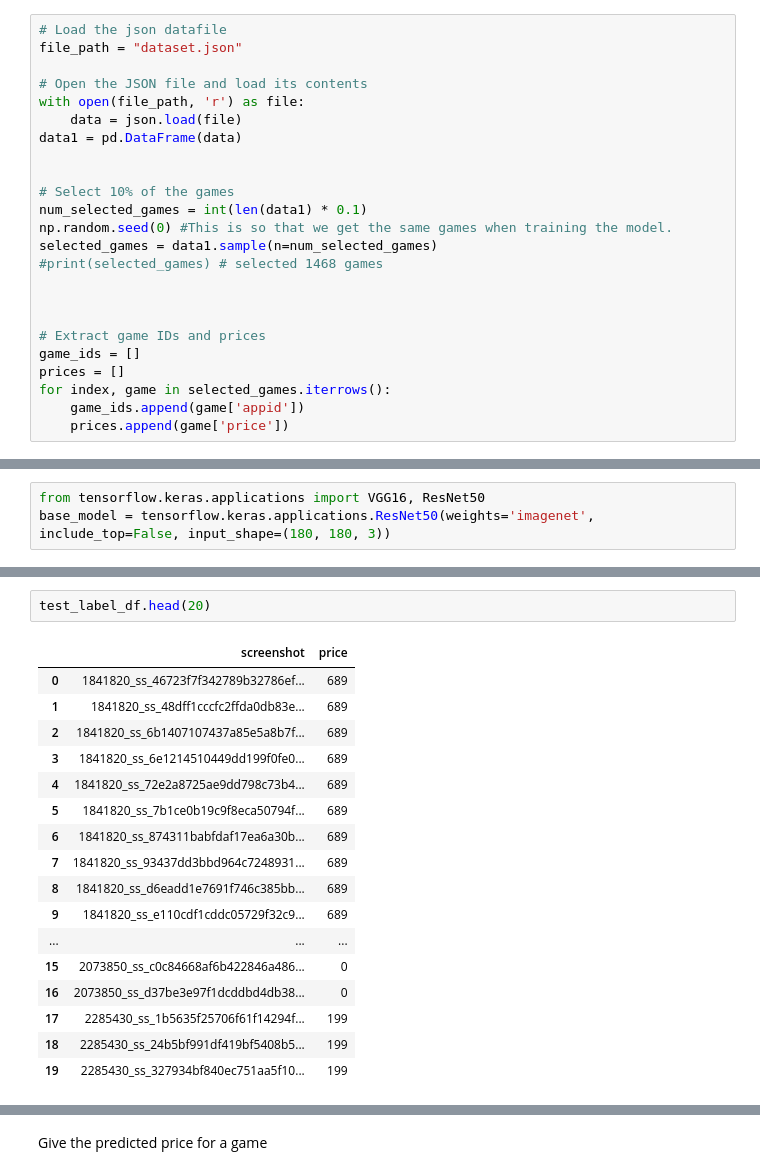
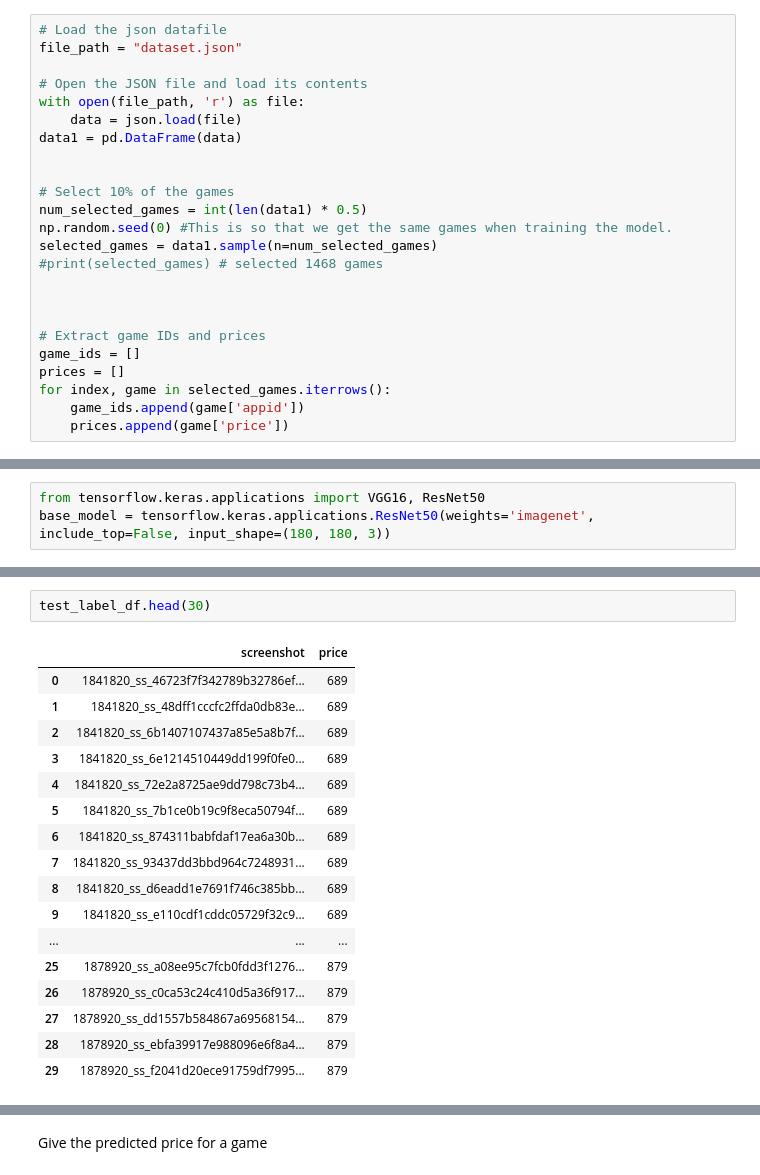
Before and after one commit to LaurensDergent/DataAnalytics, a Jupyter notebook: Assignment 2/Trial1_Laurens.ipynb, the cells around one changed output, grey strips where cells are left out. Cells and saved outputs as stored; diff of their text form.

Commit message:
more games + try to print output

```diff
--- a/Assignment 2/Trial1_Laurens.ipynb
+++ b/Assignment 2/Trial1_Laurens.ipynb
@@ -33,7 +33,7 @@ data1 = pd.DataFrame(data)
 
 
 # Select 10% of the games
-num_selected_games = int(len(data1) * 0.1)
+num_selected_games = int(len(data1) * 0.5)
 np.random.seed(0) #This is so that we get the same games when training the model.
 selected_games = data1.sample(n=num_selected_games)
 #print(selected_games) # selected 1468 games
@@ -240,22 +277,22 @@ Validation Mean Absolute Error: 0.001088330871425569
 # %%
-test_label_df.head(20)
+test_label_df.head(30)
 # %% [output]
 |  | screenshot | price |
 | 0 | 1841820_ss_46723f7f342789b32786ef... | 689 |
 | 1 | 1841820_ss_48dff1cccfc2ffda0db83e... | 689 |
 | 2 | 1841820_ss_6b1407107437a85e5a8b7f... | 689 |
 | 3 | 1841820_ss_6e1214510449dd199f0fe0... | 689 |
 | 4 | 1841820_ss_72e2a8725ae9dd798c73b4... | 689 |
 | 5 | 1841820_ss_7b1ce0b19c9f8eca50794f... | 689 |
 | 6 | 1841820_ss_874311babfdaf17ea6a30b... | 689 |
 | 7 | 1841820_ss_93437dd3bbd964c7248931... | 689 |
 | 8 | 1841820_ss_d6eadd1e7691f746c385bb... | 689 |
 | 9 | 1841820_ss_e110cdf1cddc05729f32c9... | 689 |
 | ... | ... | ... |
-| 15 | 2073850_ss_c0c84668af6b422846a486... | 0 |
-| 16 | 2073850_ss_d37be3e97f1dcddbd4db38... | 0 |
-| 17 | 2285430_ss_1b5635f25706f61f14294f... | 199 |
-| 18 | 2285430_ss_24b5bf991df419bf5408b5... | 199 |
-| 19 | 2285430_ss_327934bf840ec751aa5f10... | 199 |
+| 25 | 1878920_ss_a08ee95c7fcb0fdd3f1276... | 879 |
+| 26 | 1878920_ss_c0ca53c24c410d5a36f917... | 879 |
+| 27 | 1878920_ss_dd1557b584867a69568154... | 879 |
+| 28 | 1878920_ss_ebfa39917e988096e6f8a4... | 879 |
+| 29 | 1878920_ss_f2041d20ece91759df7995... | 879 |
 # %%
 # Define the image location
```
Also changed, not shown: parts of 6 cells of this notebook.
